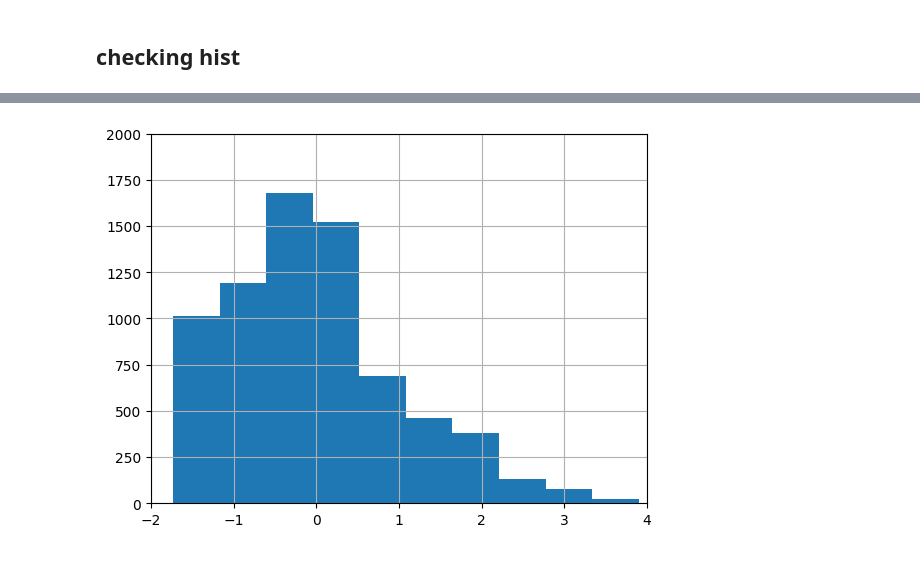
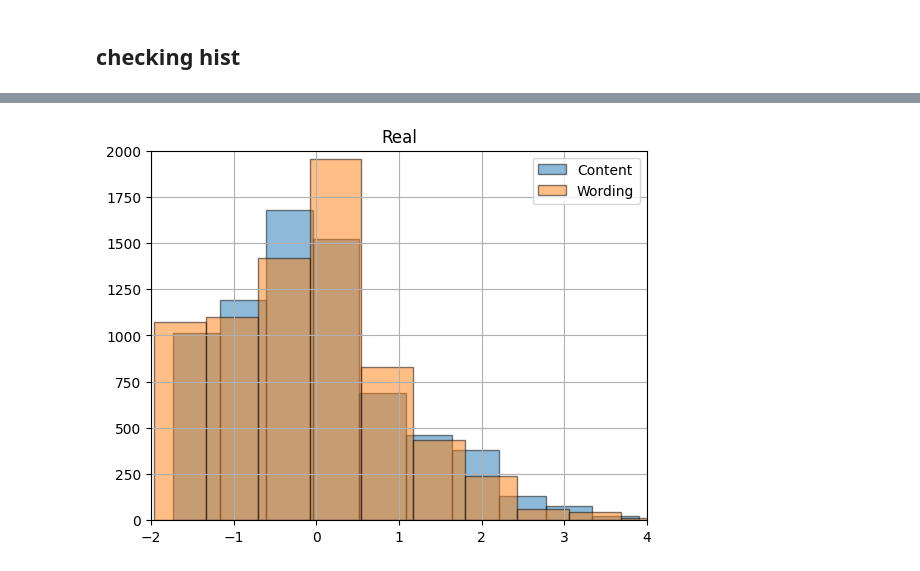
Before and after one commit to thibaud-perrin/commonlit-evaluate-student-summaries, a Jupyter notebook: Inference.ipynb, the cells around one changed output, grey strips where cells are left out. Saved outputs shown, nothing was run; the diff lists cells and outputs as text; code cells hidden in the pictures.

```diff
--- a/Inference.ipynb
+++ b/Inference.ipynb
@@ -532,8 +581,11 @@ plt.show()
 # %%
-summaries_test['content'].hist()
+summaries_test['content'].hist(label='Content', alpha=0.5, edgecolor='k')
+summaries_test['wording'].hist(label='Wording', alpha=0.5, edgecolor='k')
 plt.xlim([xmin, xmax])  # Set x-axis limits
 plt.ylim([ymin, ymax])  # Set y-axis limits
-
+# Adding a legend
+plt.legend()
+plt.title('Real')
 plt.show()
 # %% [output]
-[figure, old version]
+[figure, new version]
```
Also changed, not shown: parts of 18 cells of this notebook, 12 other files.
